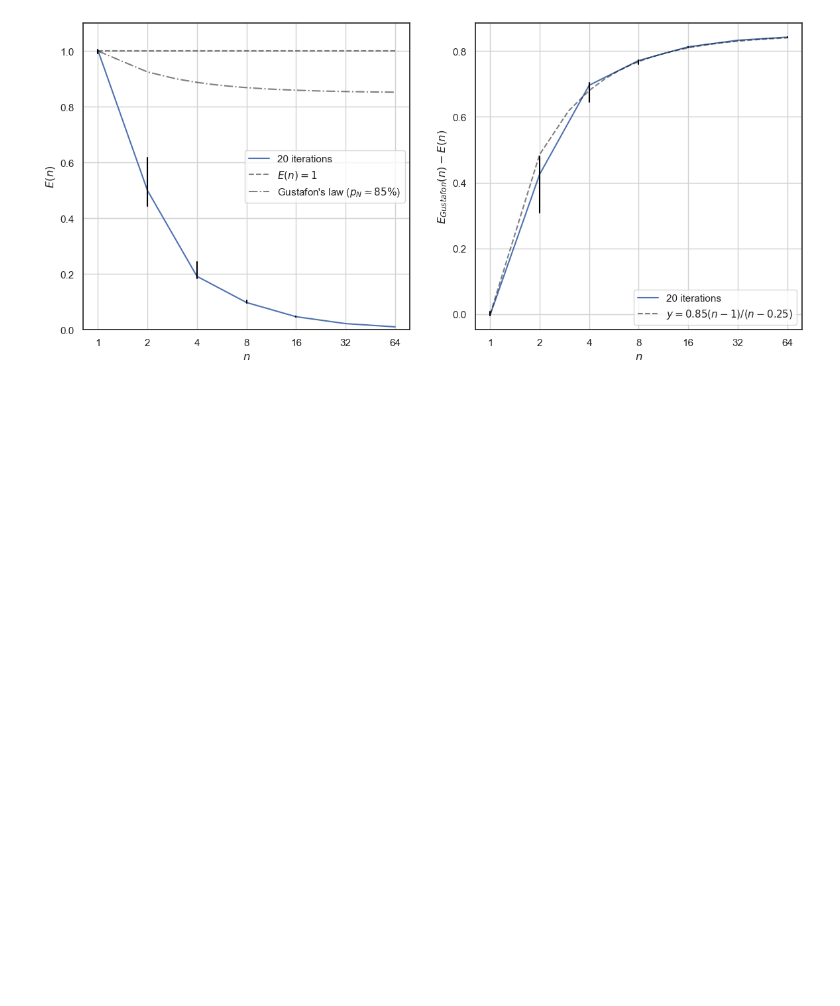
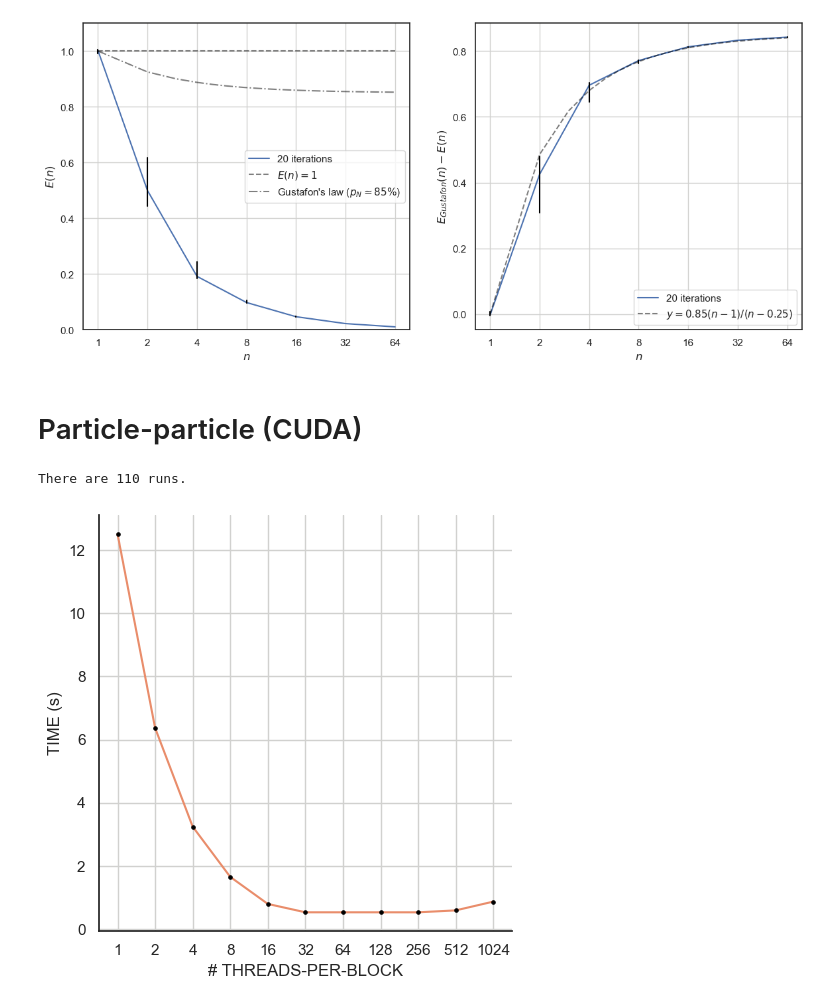
Before and after one commit to sprmsv/HPC-NBody, a Jupyter notebook: visualizations.ipynb, the cells around one changed output. Drawn from its saved outputs; the diff is of its cells as text; code cells hidden in the pictures; blank space fills up the shorter version.

Commit message:
write report for the CUDA part

```diff
--- a/visualizations.ipynb
+++ b/visualizations.ipynb
@@ -226,3 +213,49 @@ axs[1].set_xticklabels(strongscaling.n.unique())
 axs[1].set(xlabel='$n$', ylabel='$E_{Gustafon}(n) - E(n)$');
 # %% [output]
 [figure]
+# %% [markdown]
+# Particle-particle (CUDA)
+# %%
+runs = []
+for file in RESULTS_PATH.rglob('cuda-tpb.out'):
+    read_outputfile(file, runs)
+
+print(f'There are {len(runs)} runs.')
+# %% [output]
+There are 110 runs.
+# %%
+gpuexps = pd.DataFrame(runs)
+gpuexps['BLOCKS'] = gpuexps.N // gpuexps.TPB
+gpuexps.BLOCKS += ((gpuexps.N % gpuexps.TPB) > 0)
+# %%
+# Relplot
+g = sns.relplot(
+    data=gpuexps,
+    x='TPB', y='TIME',
+    kind='line',
+    estimator='median',
+    marker='.',
+    markersize=5,
+    markerfacecolor='black',
+    markeredgecolor='black',
+    errorbar=('ci', 90),
+    err_style='bars',
+    err_kws={'ecolor': 'black'},
+    legend=True,
+);
+
+# Axis settings
+for ax in g.axes.flatten():
+    # Grids
+    ax.grid(True, axis='y', which="both", ls="-", c=gridcolor)
+    ax.grid(True, axis='x', which="major", ls="-", c=gridcolor)
+    # Scale
+    ax.set(xscale='log')
+    # Ticks
+    ax.set_xticks(gpuexps.TPB.unique())
+    ax.set_xticklabels(gpuexps.TPB.unique())
+
+# Labels
+g.set(xlabel='# THREADS-PER-BLOCK', ylabel='TIME (s)');
+# %% [output]
+[figure, added]
```
Also changed, not shown: parts of 9 cells of this notebook, 6 other files.
